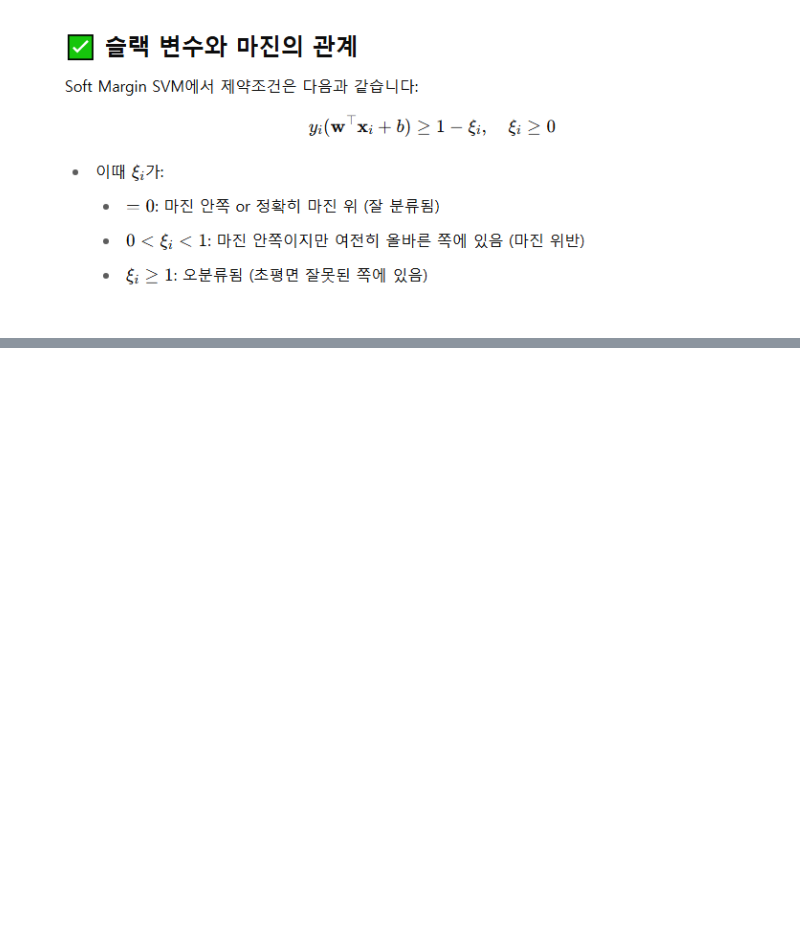
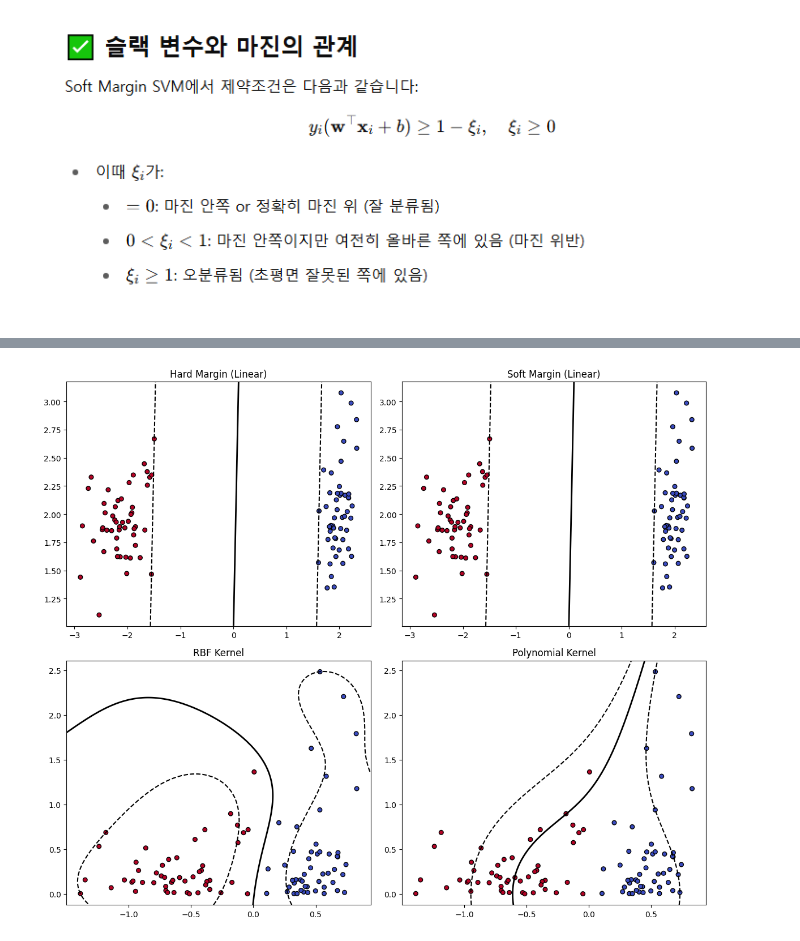
Before and after one commit to bloodstrawberry/data-science-with-python, a Jupyter notebook: 지도학습/SVM/Example.ipynb, the cells around one changed output, grey strips where cells are left out. Saved outputs shown, nothing was run; the diff lists cells and outputs as text; code cells hidden in the pictures; blank space fills up the shorter version.

```diff
--- a/지도학습/SVM/Example.ipynb
+++ b/지도학습/SVM/Example.ipynb
@@ -33,0 +48,59 @@
+# %%
+import numpy as np
+import matplotlib.pyplot as plt
+from sklearn import svm
+from sklearn.datasets import make_classification
+
+# 데이터 생성 (2차원, 선형적으로 분리 가능)
+X_lin, y_lin = make_classification(n_samples=100, n_features=2,
+                                   n_redundant=0, n_informative=2,
+                                   n_clusters_per_class=1, class_sep=2.0, random_state=1)
+
+# 데이터 생성 (선형적으로 분리 불가능, 비선형 경계 필요)
+X_rbf, y_rbf = make_classification(n_samples=100, n_features=2,
+                                   n_redundant=0, n_informative=2,
+                                   n_clusters_per_class=1, class_sep=0.5, random_state=1)
+# 원형 분포로 왜곡 (RBF에서 효과적)
+X_rbf[:, 1] = X_rbf[:, 1] ** 2
+
+# SVM 모델 정의
+models = {
+    "Hard Margin (Linear)": svm.SVC(kernel='linear', C=1e10),  # 매우 큰 C => hard margin
+    "Soft Margin (Linear)": svm.SVC(kernel='linear', C=1.0),    # 일반적인 soft margin
+    "RBF Kernel": svm.SVC(kernel='rbf', gamma='scale', C=1.0),
+    "Polynomial Kernel": svm.SVC(kernel='poly', degree=3, C=1.0)
+}
+
+# 데이터셋에 따른 모델 학습
+datasets = {
+    "Hard Margin (Linear)": (X_lin, y_lin),
+    "Soft Margin (Linear)": (X_lin, y_lin),
+    "RBF Kernel": (X_rbf, y_rbf),
+    "Polynomial Kernel": (X_rbf, y_rbf)
+}
+
+# 그림 그리기 함수 정의
+def plot_svm_decision_boundary(model, X, y, ax, title):
+    model.fit(X, y)
+    ax.scatter(X[:, 0], X[:, 1], c=y, cmap=plt.cm.coolwarm, s=30, edgecolors='k')
+    ax.set_title(title)
+
+    # 결정경계 그리기
+    xlim = ax.get_xlim()
+    ylim = ax.get_ylim()
+    xx, yy = np.meshgrid(np.linspace(*xlim, 500), np.linspace(*ylim, 500))
+    Z = model.decision_function(np.c_[xx.ravel(), yy.ravel()])
+    Z = Z.reshape(xx.shape)
+    ax.contour(xx, yy, Z, levels=[0], linewidths=2, colors='black')
+    ax.contour(xx, yy, Z, levels=[-1, 1], linestyles=['--', '--'], colors='black')
+
+# 시각화
+fig, axes = plt.subplots(2, 2, figsize=(12, 10))
+for ax, (key, model) in zip(axes.ravel(), models.items()):
+    X, y = datasets[key]
+    plot_svm_decision_boundary(model, X, y, ax, key)
+
+plt.tight_layout()
+plt.show()
+# %% [output]
+[figure, added]
```
Also changed, not shown: parts of 2 cells of this notebook, 42 other files.
